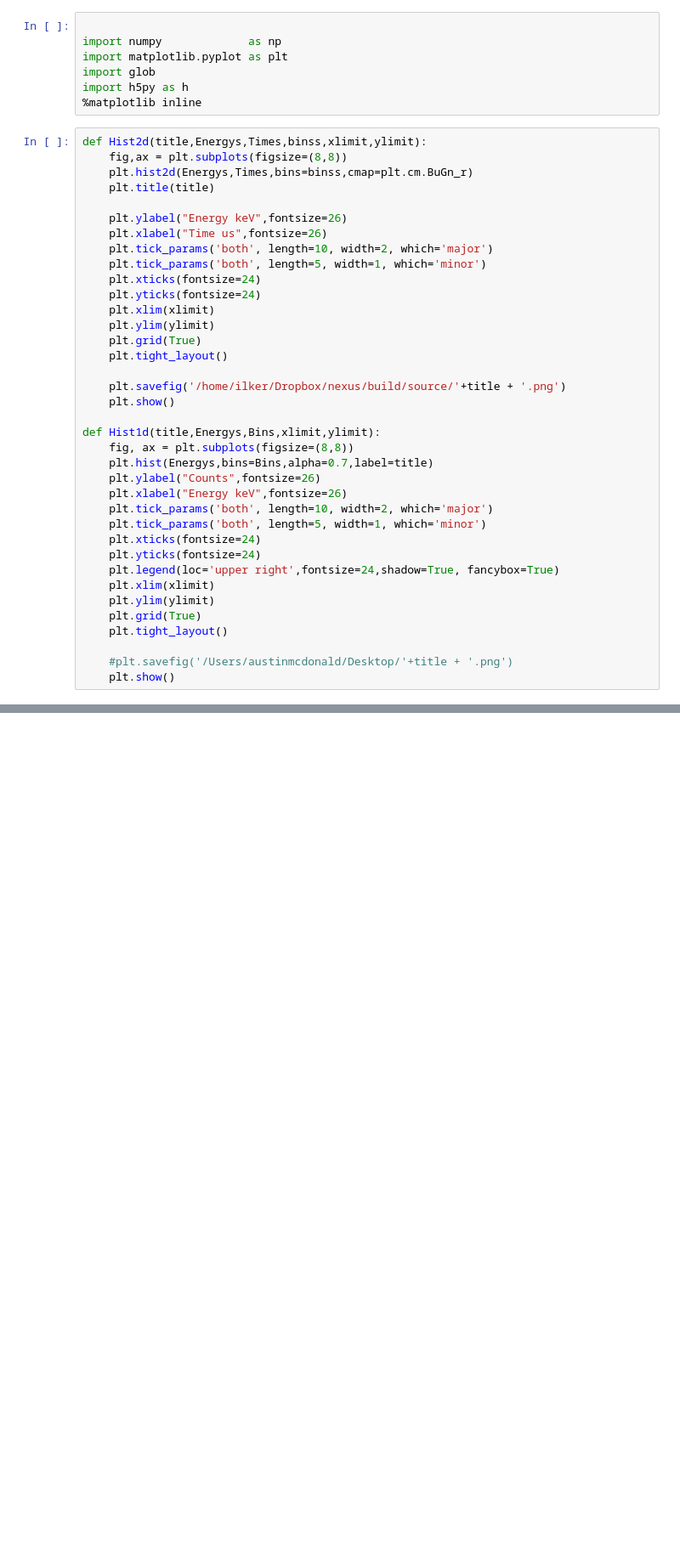
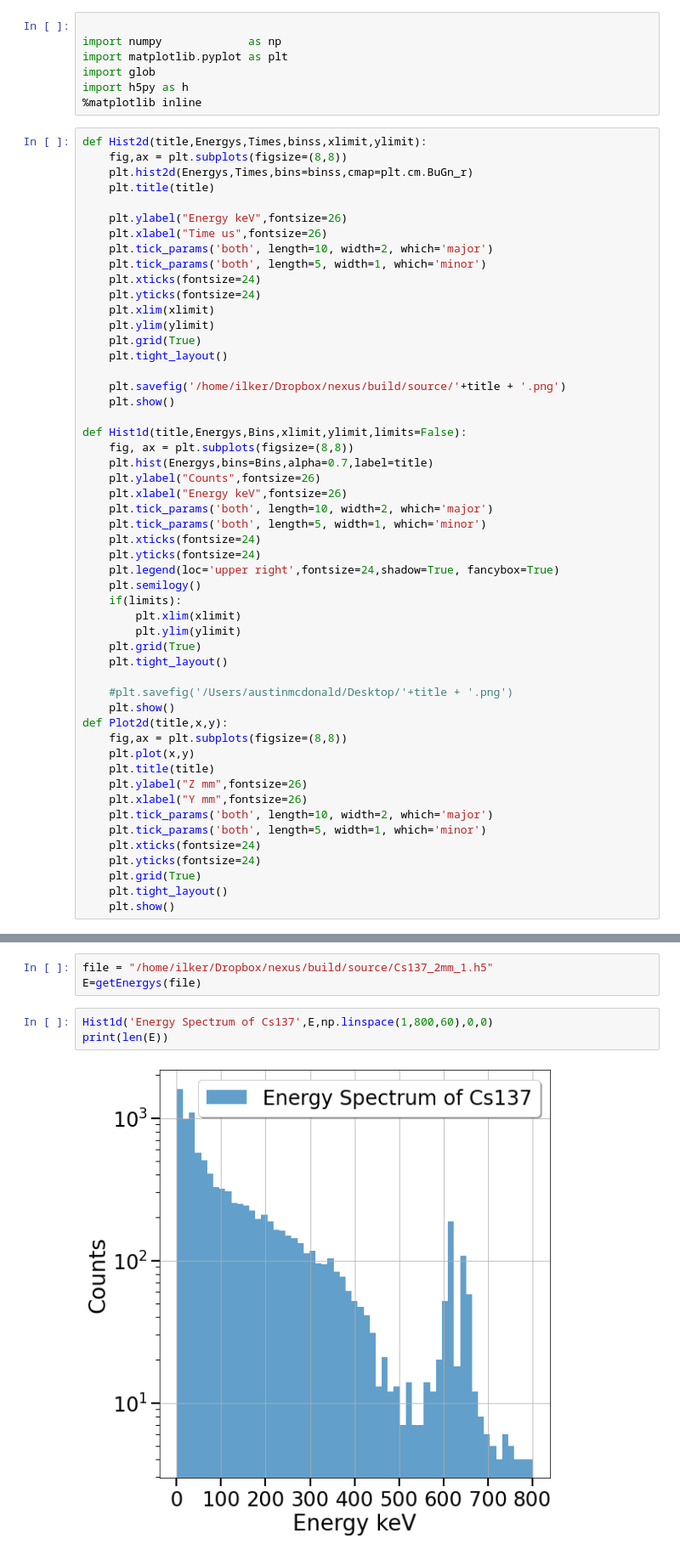
Before and after one commit to ilkerparmaksiz/Analysis, a Jupyter notebook: Crab.ipynb, the cells around one changed output, grey strips where cells are left out. Shown: that part at 85% size. Cells and saved outputs as stored; diff of their text form; blank space fills up the shorter version.

```diff
--- a/Crab.ipynb
+++ b/Crab.ipynb
@@ -25,7 +25,7 @@ def Hist2d(title,Energys,Times,binss,xlimit,ylimit):
     plt.savefig('/home/ilker/Dropbox/nexus/build/source/'+title + '.png')
     plt.show()
 
-def Hist1d(title,Energys,Bins,xlimit,ylimit):
+def Hist1d(title,Energys,Bins,xlimit,ylimit,limits=False):
     fig, ax = plt.subplots(figsize=(8,8))
     plt.hist(Energys,bins=Bins,alpha=0.7,label=title)
     plt.ylabel("Counts",fontsize=26)
@@ -35,10 +35,25 @@ def Hist1d(title,Energys,Bins,xlimit,ylimit):
     plt.xticks(fontsize=24)
     plt.yticks(fontsize=24)
     plt.legend(loc='upper right',fontsize=24,shadow=True, fancybox=True)
-    plt.xlim(xlimit)
-    plt.ylim(ylimit)
+    plt.semilogy()
+    if(limits):
+        plt.xlim(xlimit)
+        plt.ylim(ylimit)
     plt.grid(True)
     plt.tight_layout()
 
     #plt.savefig('/Users/austinmcdonald/Desktop/'+title + '.png')
     plt.show()
+def Plot2d(title,x,y):
+    fig,ax = plt.subplots(figsize=(8,8))
+    plt.plot(x,y)
+    plt.title(title)
+    plt.ylabel("Z mm",fontsize=26)
+    plt.xlabel("Y mm",fontsize=26)
+    plt.tick_params('both', length=10, width=2, which='major')
+    plt.tick_params('both', length=5, width=1, which='minor')
+    plt.xticks(fontsize=24)
+    plt.yticks(fontsize=24)
+    plt.grid(True)
+    plt.tight_layout()
+    plt.show()
@@ -223,0 +108,8 @@ print (EnergyE)
+# %%
+file = "/home/ilker/Dropbox/nexus/build/source/Cs137_2mm_1.h5"
+E=getEnergys(file)
+# %%
+Hist1d('Energy Spectrum of Cs137',E,np.linspace(1,800,60),0,0)
+print(len(E))
+# %% [output]
+[figure, added]
```
Also changed, not shown: parts of 24 cells of this notebook.
